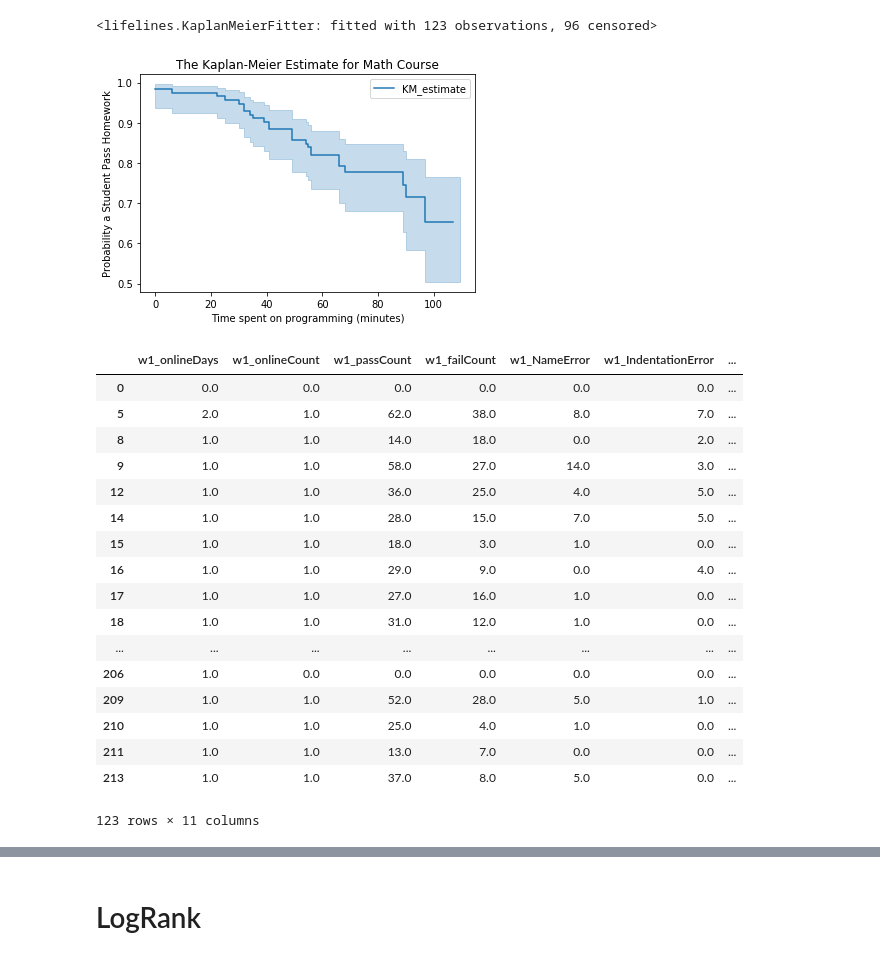
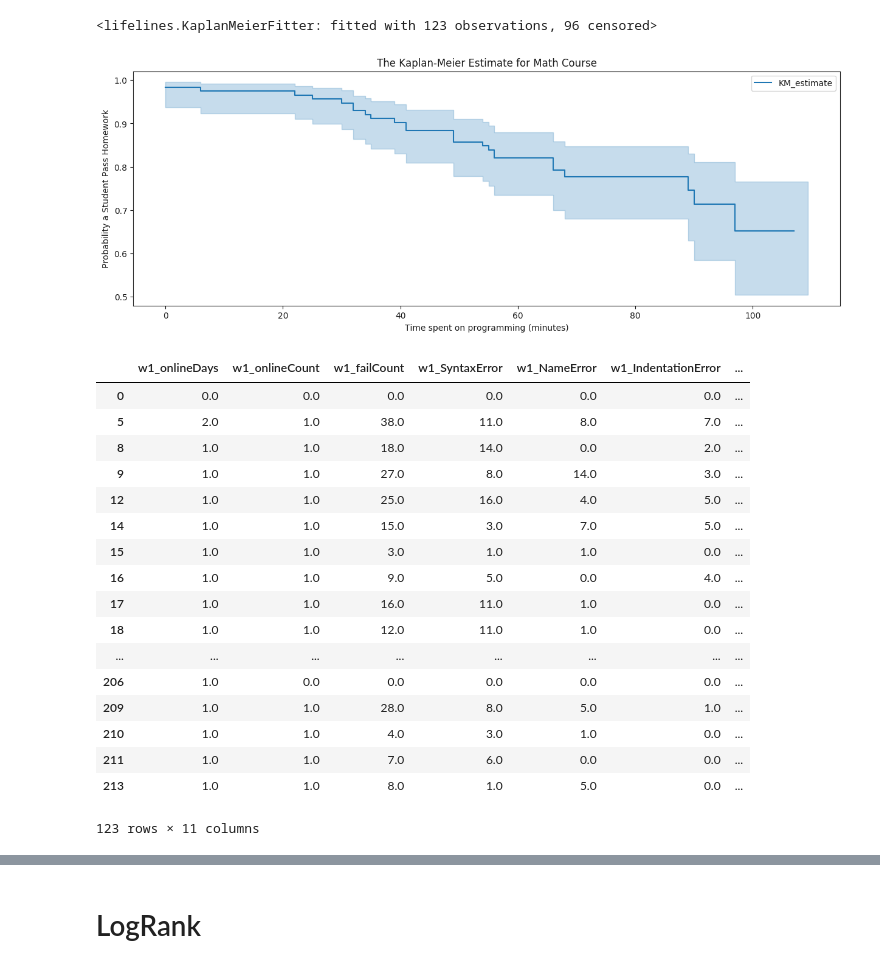
Before and after one commit to owen198/kslab, a Jupyter notebook: math_ct/Survival Analysis - math.ipynb, the cells around one changed output, grey strips where cells are left out. Drawn from its saved outputs; the diff is of its cells as text; code cells hidden in the pictures.

Commit message:
fix matplotlib rc and correct crosscorrelation

```diff
--- a/math_ct/Survival Analysis - math.ipynb
+++ b/math_ct/Survival Analysis - math.ipynb
@@ -42,0 +46,11 @@ hw1_df.head()
+# %%
+import seaborn as sns
+
+Var_Corr = hw1_df.corr()
+# plot the heatmap and annotation on it
+sns.set(rc={'figure.figsize':(30, 15)})
+sns.set(font_scale=1.7)
+sns.heatmap(Var_Corr, xticklabels=Var_Corr.columns, yticklabels=Var_Corr.columns, annot=True)
+
+plt.tight_layout()
+#plt.savefig('svm_conf.png', dpi=400)
@@ -42,0 +61,18 @@ hw1_df.head()
+# %%
+#plt.figure(figsize=(15, 15))
+matplotlib.rcParams.update(matplotlib.rcParamsDefault)
+#matplotlib.rc('xtick', labelsize=10)
+#matplotlib.rc('ytick', labelsize=10)
+#matplotlib.rc('axes', titlesize=10)
+
+ax = hw1_df.hist(alpha=0.8, bins=15, figsize=(15, 10))
+#for x in ax:
+#     x.set_title('x')
+
+for array in ax:
+    for subplot in array:
+        subplot.set_ylabel('# of Students', fontsize=10)
+        subplot.set_xlabel('Count', fontsize=10)
+
+plt.tight_layout()
+#plt.savefig('svm_conf.png', dpi=400)
@@ -95,16 +117,21 @@ kmf.fit(durations = hw1_df_km.duration, event_observed = hw1_df_km['class'])
 # %% [output]
 <lifelines.KaplanMeierFitter: fitted with 123 observations, 96 censored>
 # %%
+
+#plt.clf()
+matplotlib.rcParams.update(matplotlib.rcParamsDefault)
+matplotlib.rc('figure', figsize=(15, 5))
+
 # plot the KM estimate
 kmf.plot()
 # Add title and y-axis label
 plt.title("The Kaplan-Meier Estimate for Math Course")
 plt.ylabel("Probability a Student Pass Homework")
 plt.xlabel("Time spent on programming (minutes)")
 
 plt.show()
 # %% [output]
-[figure, old version]
+[figure, new version]
 # %%
 
 #variable = 'w1_ValueError'
@@ -114,35 +141,39 @@ plt.show()
 #threadhold = 3
 
 
-variable = 'w1_SyntaxError'
-threadhold = 10
+#variable = 'w1_SyntaxError'
+#threadhold = 10
 
 #best fit
-#variable = 'w1_passCount'
-#threadhold = 25
+#variable = 'w1_onlineDays'
+#threadhold = 3
+
+#best fit
+variable = 'w1_passCount'
+threadhold = 25
 
 hw1_df_km['class_passCount'] = hw1_df_km[variable] < threadhold
 #hw1_df_km['class_passCount'] = hw1_df_km.w1_TypeError < 3
 hw1_df_km = hw1_df_km.drop([variable], axis=1)
 hw1_df_km
 # %% [output]
-|  | w1_onlineDays | w1_onlineCount | w1_passCount | w1_failCount | w1_NameError | w1_IndentationError | ... |
+|  | w1_onlineDays | w1_onlineCount | w1_failCount | w1_SyntaxError | w1_NameError | w1_IndentationError | ... |
 | 0 | 0.0 | 0.0 | 0.0 | 0.0 | 0.0 | 0.0 | ... |
-| 5 | 2.0 | 1.0 | 62.0 | 38.0 | 8.0 | 7.0 | ... |
-| 8 | 1.0 | 1.0 | 14.0 | 18.0 | 0.0 | 2.0 | ... |
-| 9 | 1.0 | 1.0 | 58.0 | 27.0 | 14.0 | 3.0 | ... |
-| 12 | 1.0 | 1.0 | 36.0 | 25.0 | 4.0 | 5.0 | ... |
-| 14 | 1.0 | 1.0 | 28.0 | 15.0 | 7.0 | 5.0 | ... |
-| 15 | 1.0 | 1.0 | 18.0 | 3.0 | 1.0 | 0.0 | ... |
-| 16 | 1.0 | 1.0 | 29.0 | 9.0 | 0.0 | 4.0 | ... |
-| 17 | 1.0 | 1.0 | 27.0 | 16.0 | 1.0 | 0.0 | ... |
-| 18 | 1.0 | 1.0 | 31.0 | 12.0 | 1.0 | 0.0 | ... |
+| 5 | 2.0 | 1.0 | 38.0 | 11.0 | 8.0 | 7.0 | ... |
+| 8 | 1.0 | 1.0 | 18.0 | 14.0 | 0.0 | 2.0 | ... |
+| 9 | 1.0 | 1.0 | 27.0 | 8.0 | 14.0 | 3.0 | ... |
+| 12 | 1.0 | 1.0 | 25.0 | 16.0 | 4.0 | 5.0 | ... |
+| 14 | 1.0 | 1.0 | 15.0 | 3.0 | 7.0 | 5.0 | ... |
+| 15 | 1.0 | 1.0 | 3.0 | 1.0 | 1.0 | 0.0 | ... |
+| 16 | 1.0 | 1.0 | 9.0 | 5.0 | 0.0 | 4.0 | ... |
+| 17 | 1.0 | 1.0 | 16.0 | 11.0 | 1.0 | 0.0 | ... |
+| 18 | 1.0 | 1.0 | 12.0 | 11.0 | 1.0 | 0.0 | ... |
 | ... | ... | ... | ... | ... | ... | ... | ... |
 | 206 | 1.0 | 0.0 | 0.0 | 0.0 | 0.0 | 0.0 | ... |
-| 209 | 1.0 | 1.0 | 52.0 | 28.0 | 5.0 | 1.0 | ... |
-| 210 | 1.0 | 1.0 | 25.0 | 4.0 | 1.0 | 0.0 | ... |
-| 211 | 1.0 | 1.0 | 13.0 | 7.0 | 0.0 | 0.0 | ... |
-| 213 | 1.0 | 1.0 | 37.0 | 8.0 | 5.0 | 0.0 | ... |
+| 209 | 1.0 | 1.0 | 28.0 | 8.0 | 5.0 | 1.0 | ... |
+| 210 | 1.0 | 1.0 | 4.0 | 3.0 | 1.0 | 0.0 | ... |
+| 211 | 1.0 | 1.0 | 7.0 | 6.0 | 0.0 | 0.0 | ... |
+| 213 | 1.0 | 1.0 | 8.0 | 1.0 | 5.0 | 0.0 | ... |
 123 rows × 11 columns
 # %%
 from lifelines import KaplanMeierFitter
```
Also changed, not shown: parts of 14 cells of this notebook, 2 other files.
